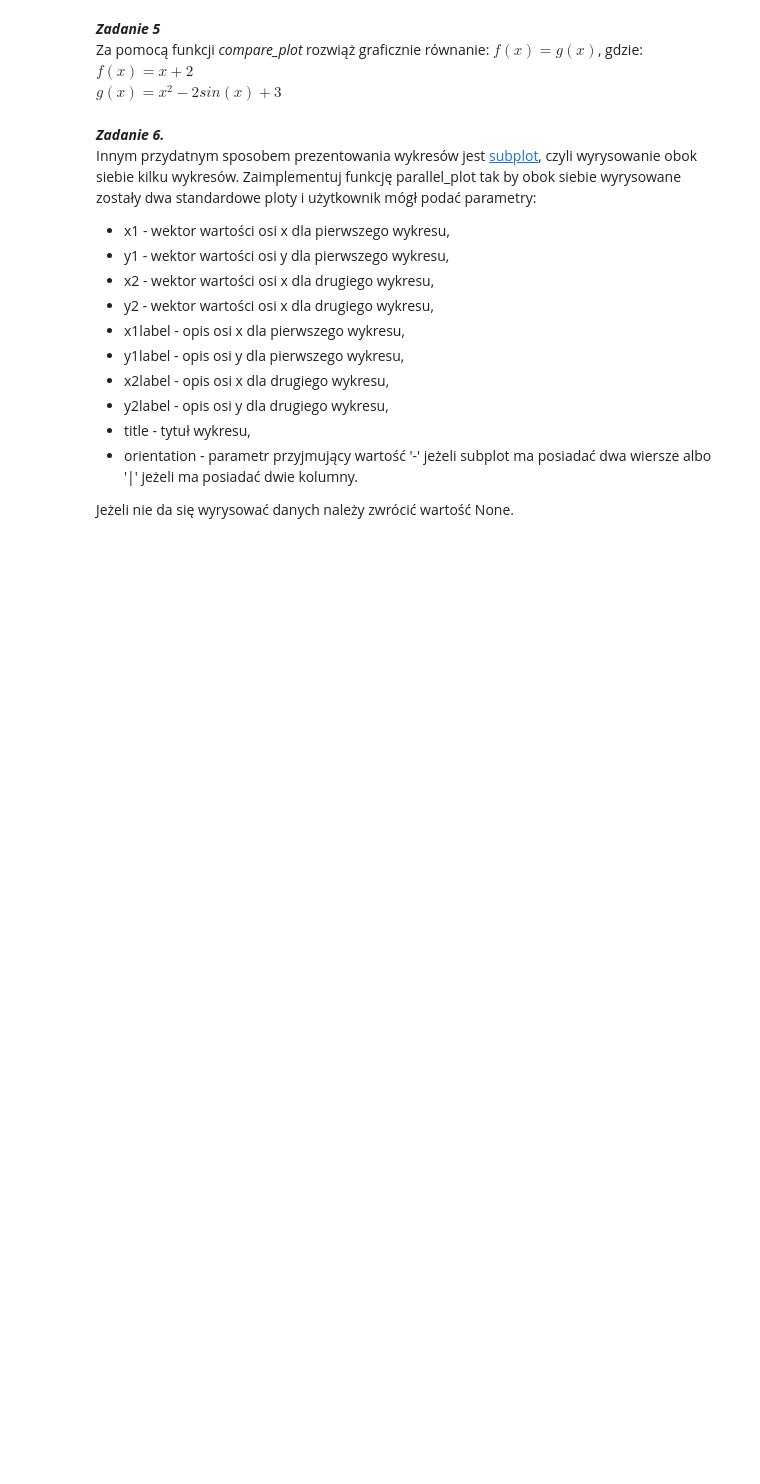
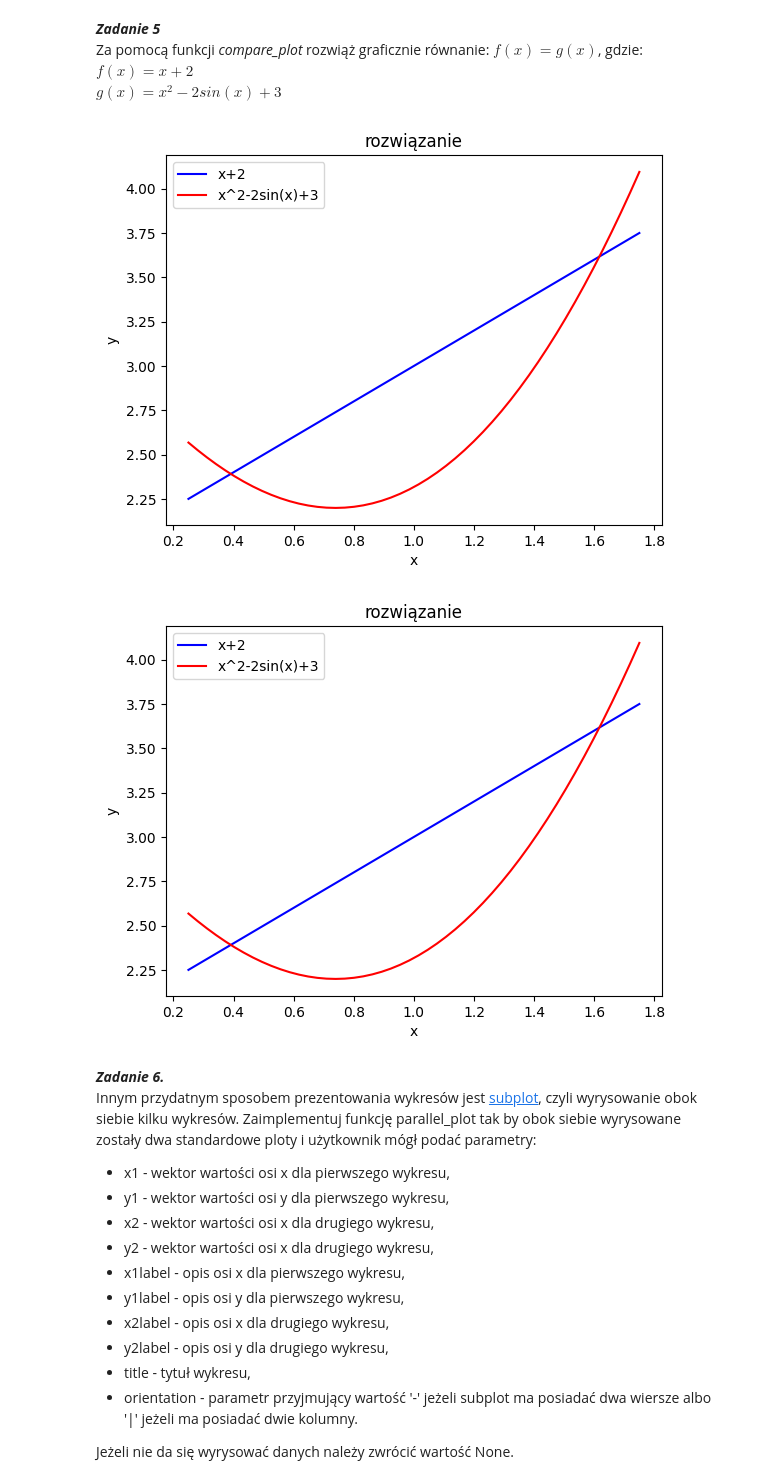
Before and after one commit to Magin28/MN-lab2, a Jupyter notebook: sprawozdanie.ipynb, the cells around one changed output. Cells and saved outputs as stored; diff of their text form; code cells hidden in the pictures; blank space fills up the shorter version.

```diff
--- a/sprawozdanie.ipynb
+++ b/sprawozdanie.ipynb
@@ -168,6 +180,21 @@ Jeżeli nie da się wyrysować danych należy zwrócić wartość None.
 Za pomocą funkcji *compare\_plot* rozwiąż graficznie równanie: $f(x) = g(x)$, gdzie:
 $f(x) = x+2$
 $g(x) = x^2 -2sin(x) + 3$
+# %%
+import math
+
+
+xf = np.linspace(0.25, 1.75)
+def F(x):
+    return x+2
+
+def G(x):
+    return x**2 - 2 * np.sin(x) + 3
+
+main.compare_plot(xf, F(xf), xf, G(xf), "x", "y", "rozwiązanie", "x+2", "x^2-2sin(x)+3")
+# %% [output]
+[figure, added]
+[figure, added]
 # %% [markdown]
 ***Zadanie 6.***
 Innym przydatnym sposobem prezentowania wykresów jest [subplot](https://matplotlib.org/3.3.2/api/_as_gen/matplotlib.pyplot.subplot.html), czyli wyrysowanie obok siebie kilku wykresów. Zaimplementuj funkcję parallel_plot tak by obok siebie wyrysowane zostały dwa standardowe ploty i użytkownik mógł podać parametry:
```
Also changed, not shown: parts of 6 cells of this notebook, 1 other file.
